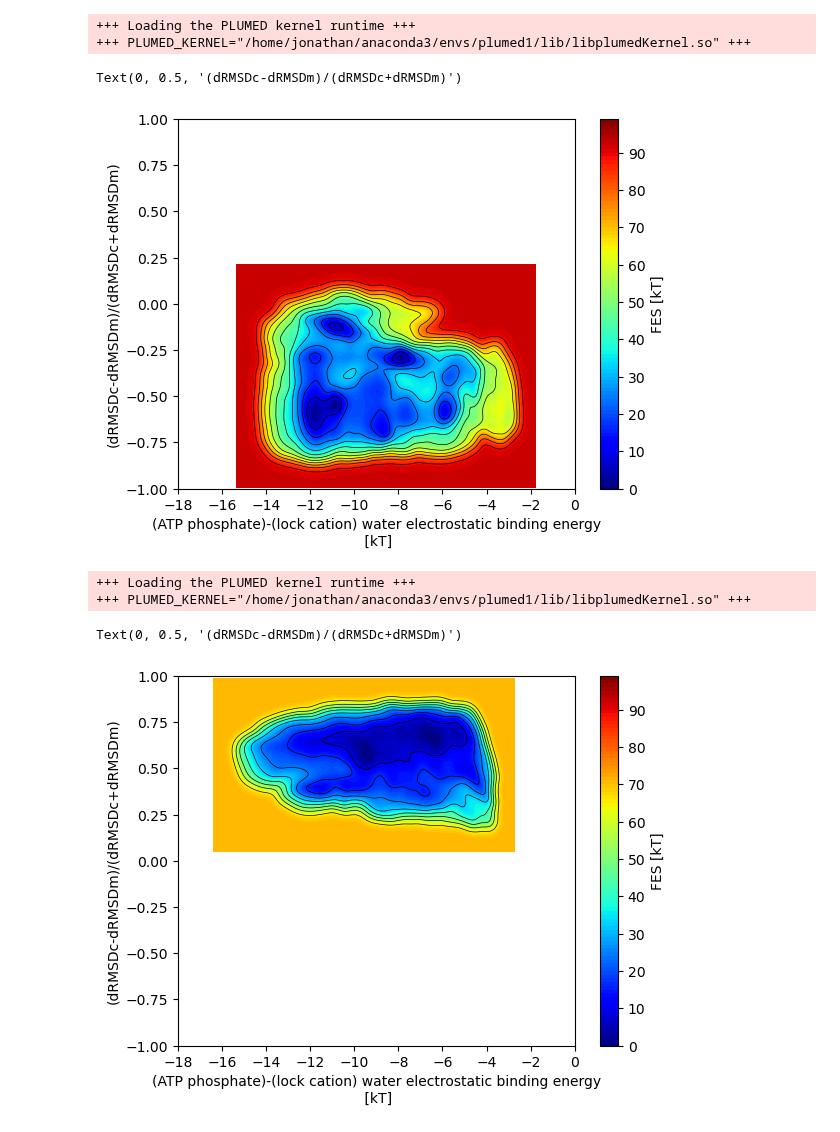
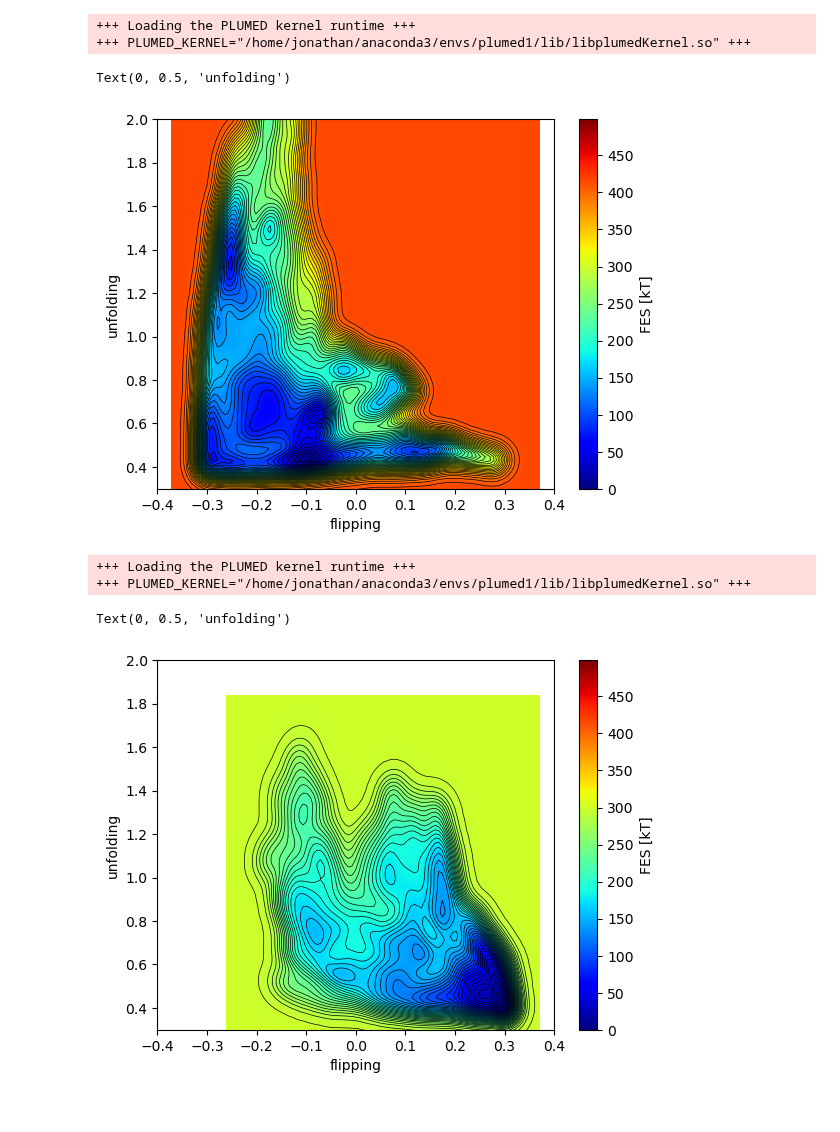
Before and after one commit to JonathanHB/aac1-nt-transport, a Jupyter notebook: metadynamics/run2/scripts/mtd-results-2.ipynb, the cells around one changed output. Drawn from its saved outputs; the diff is of its cells as text; code cells hidden in the pictures.

```diff
--- a/metadynamics/run2/scripts/mtd-results-2.ipynb
+++ b/metadynamics/run2/scripts/mtd-results-2.ipynb
@@ -99,48 +186,56 @@ conversion_factor_kJmol = NA*e_charge**2 / (D * 4 * np.pi * epsilon0 * kB * T *
 # %%
 # system = 3
-# runnum = 1
-# date = "041625"
-fesfile = "/home/jonathan/Documents/grabelab/aac1-nt-transport/metadynamics/run1/run_c/summed_hills/fes-010626.dat"
+
+fesfile = f"/home/jonathan/Documents/grabelab/aac1-nt-transport/metadynamics/run{runnum}/run_c/summed_hills/fes-from-bck-{date}.dat"
 #fesfile = f"/home/jonathan/Documents/grabelab/aac1-ucp1/aac1/trajectories/plumed_tests/plumed/sys{system}/mwm{runnum}/fes-{date}.dat"
 #fesfile = f"/home/jonathan/Documents/grabelab/aac1-ucp1/aac1/trajectories/plumed_tests/plumed/sys4/mwm{runnum}/fes-{date}.dat"
 #fesfile = f"/home/jonathan/Documents/grabelab/aac1-ucp1/aac1/trajectories/plumed_tests/plumed/run1/run/fes-033125.dat"
 
 
 # plot final fes
 data=plumed.read_as_pandas(fesfile)
 
 nbins_pc_p = int(data.__dict__['plumed_constants'][2][2])
 nbins_pc_f = int(data.__dict__['plumed_constants'][6][2])
 
 # get data for countour plot
-pc_p = np.array(data["pc_p"]).reshape(nbins_pc_f,nbins_pc_p)*conversion_factor
-pc_f = np.array(data["pc_f"]).reshape(nbins_pc_f,nbins_pc_p)
-fes = np.array(data["file.free"]).reshape(nbins_pc_f,nbins_pc_p)*1000/(NA*kB*T)
+pc_p = np.array(data["pc_f1b"]).reshape(nbins_pc_f,nbins_pc_p)#*conversion_factor
+pc_f = np.array(data["pc_f2b"]).reshape(nbins_pc_f,nbins_pc_p)
+fes = np.array(data["file.free"]).reshape(nbins_pc_f,nbins_pc_p)#*1000/(NA*kB*T)
 
 #plot
 from matplotlib import ticker, cm
 
-max_contour = 100
+max_contour = 500
 
-plt.contour(pc_p, pc_f, fes, levels=range(0,max_contour,8), linewidths=0.5, colors='k')
+plt.contour(pc_p, pc_f, fes, levels=range(0,max_contour,10), linewidths=0.5, colors='k')
 cntr = plt.contourf(pc_p, pc_f, fes, levels=range(0,max_contour), cmap=cm.jet)
 plt.colorbar(cntr, label="FES [kT]")
 
 #plt.colorbar(cntr, label="FES [kJ/mol]")
 
-plt.xlim(-18,0) #-25,0
-plt.ylim(-1,1)
-plt.xlabel(f"(ATP phosphate)-(lock cation) water electrostatic binding energy\n [kT]")
-plt.ylabel("(dRMSDc-dRMSDm)/(dRMSDc+dRMSDm)")
+plt.xlim(-0.4, 0.4)
+plt.ylim(0.3, 2)
+plt.xlabel("flipping")
+plt.ylabel("unfolding")
+
+# plt.xlim(-18,0) #-25,0
+# plt.ylim(-1,1)
+#plt.xlabel(f"(ATP phosphate)-(lock cation) water electrostatic binding energy\n [kT]")
+#plt.ylabel("(dRMSDc-dRMSDm)/(dRMSDc+dRMSDm)")
 
 #plt.savefig(f"run1-run-fes-{date}.png", dpi=600)
 # %% [output]
 +++ Loading the PLUMED kernel runtime +++
 +++ PLUMED_KERNEL="/home/jonathan/anaconda3/envs/plumed1/lib/libplumedKernel.so" +++
-Text(0, 0.5, '(dRMSDc-dRMSDm)/(dRMSDc+dRMSDm)')
+Text(0, 0.5, 'unfolding')
-[figure, old version]
+[figure, new version]
 # %%
-fesfile = "/home/jonathan/Documents/grabelab/aac1-nt-transport/metadynamics/run1/run_m/summed_hills/fes-010626.dat"
+# runnum = 2
+# date = "010726"
+fesfile = f"/home/jonathan/Documents/grabelab/aac1-nt-transport/metadynamics/run{runnum}/run_m/summed_hills/fes-{date}.dat"
+
+#fesfile = "/home/jonathan/Documents/grabelab/aac1-nt-transport/metadynamics/run1/run_m/summed_hills/fes-010626.dat"
 #fesfile = f"/home/jonathan/Documents/grabelab/aac1-ucp1/aac1/trajectories/plumed_tests/plumed/sys{system}/mwm{runnum}/fes-{date}.dat"
 #fesfile = f"/home/jonathan/Documents/grabelab/aac1-ucp1/aac1/trajectories/plumed_tests/plumed/sys4/mwm{runnum}/fes-{date}.dat"
 #fesfile = f"/home/jonathan/Documents/grabelab/aac1-ucp1/aac1/trajectories/plumed_tests/plumed/run1/run/fes-033125.dat"
@@ -153,14 +248,14 @@ nbins_pc_p = int(data.__dict__['plumed_constants'][2][2])
 nbins_pc_f = int(data.__dict__['plumed_constants'][6][2])
 
 # get data for countour plot
-pc_p = np.array(data["pc_p"]).reshape(nbins_pc_f,nbins_pc_p)*conversion_factor
-pc_f = np.array(data["pc_f"]).reshape(nbins_pc_f,nbins_pc_p)
-fes = np.array(data["file.free"]).reshape(nbins_pc_f,nbins_pc_p)*1000/(NA*kB*T)
+pc_p = np.array(data["pc_f1b"]).reshape(nbins_pc_f,nbins_pc_p)#*conversion_factor
+pc_f = np.array(data["pc_f2b"]).reshape(nbins_pc_f,nbins_pc_p)
+fes = np.array(data["file.free"]).reshape(nbins_pc_f,nbins_pc_p)#*1000/(NA*kB*T)
 
 #plot
 from matplotlib import ticker, cm
 
-max_contour = 100
+max_contour = 500
 
 plt.contour(pc_p, pc_f, fes, levels=range(0,max_contour,8), linewidths=0.5, colors='k')
 cntr = plt.contourf(pc_p, pc_f, fes, levels=range(0,max_contour), cmap=cm.jet)
@@ -168,14 +263,18 @@ plt.colorbar(cntr, label="FES [kT]")
 
 #plt.colorbar(cntr, label="FES [kJ/mol]")
 
-plt.xlim(-18,0) #-25,0
-plt.ylim(-1,1)
-plt.xlabel(f"(ATP phosphate)-(lock cation) water electrostatic binding energy\n [kT]")
-plt.ylabel("(dRMSDc-dRMSDm)/(dRMSDc+dRMSDm)")
+plt.xlim(-0.4, 0.4)
+plt.ylim(0.3, 2)
+plt.xlabel("flipping")
+plt.ylabel("unfolding")
+# plt.xlim(-18,0) #-25,0
+# plt.ylim(-1,1)
+# plt.xlabel(f"(ATP phosphate)-(lock cation) water electrostatic binding energy\n [kT]")
+# plt.ylabel("(dRMSDc-dRMSDm)/(dRMSDc+dRMSDm)")
 
 #plt.savefig(f"run1-run-fes-{date}.png", dpi=600)
 # %% [output]
 +++ Loading the PLUMED kernel runtime +++
 +++ PLUMED_KERNEL="/home/jonathan/anaconda3/envs/plumed1/lib/libplumedKernel.so" +++
-Text(0, 0.5, '(dRMSDc-dRMSDm)/(dRMSDc+dRMSDm)')
+Text(0, 0.5, 'unfolding')
-[figure, old version]
+[figure, new version]
```
Also changed, not shown: parts of 4 cells of this notebook, 3 other files.
